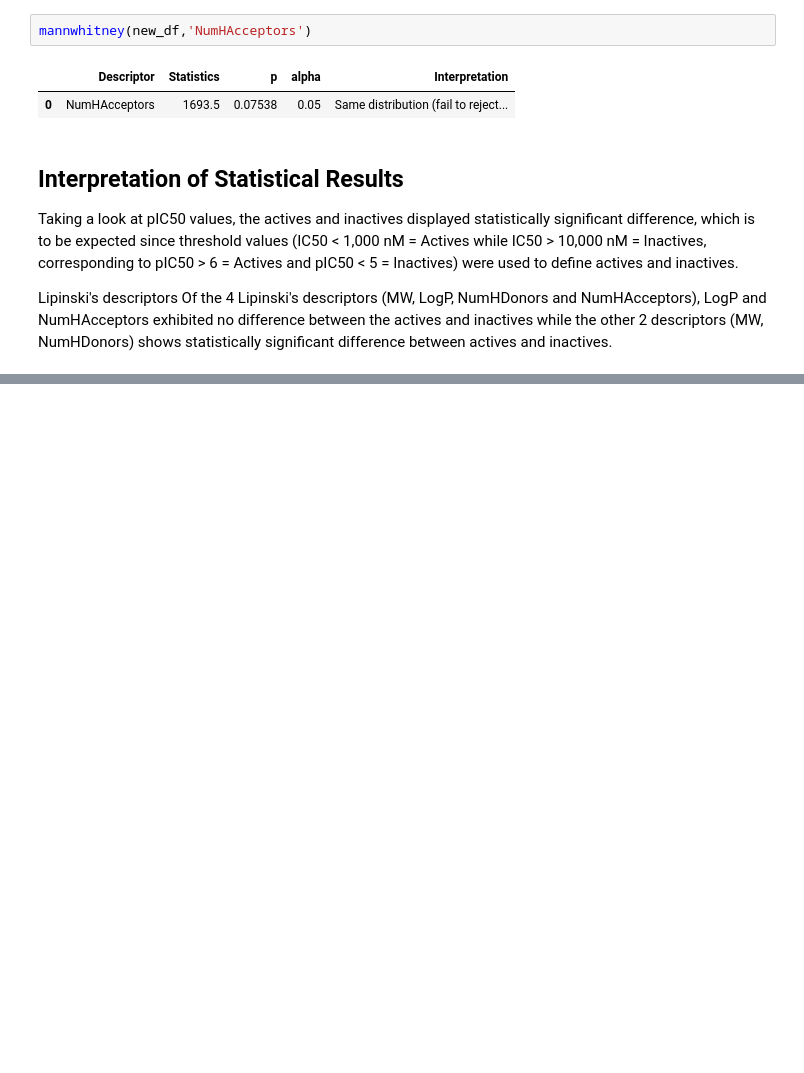
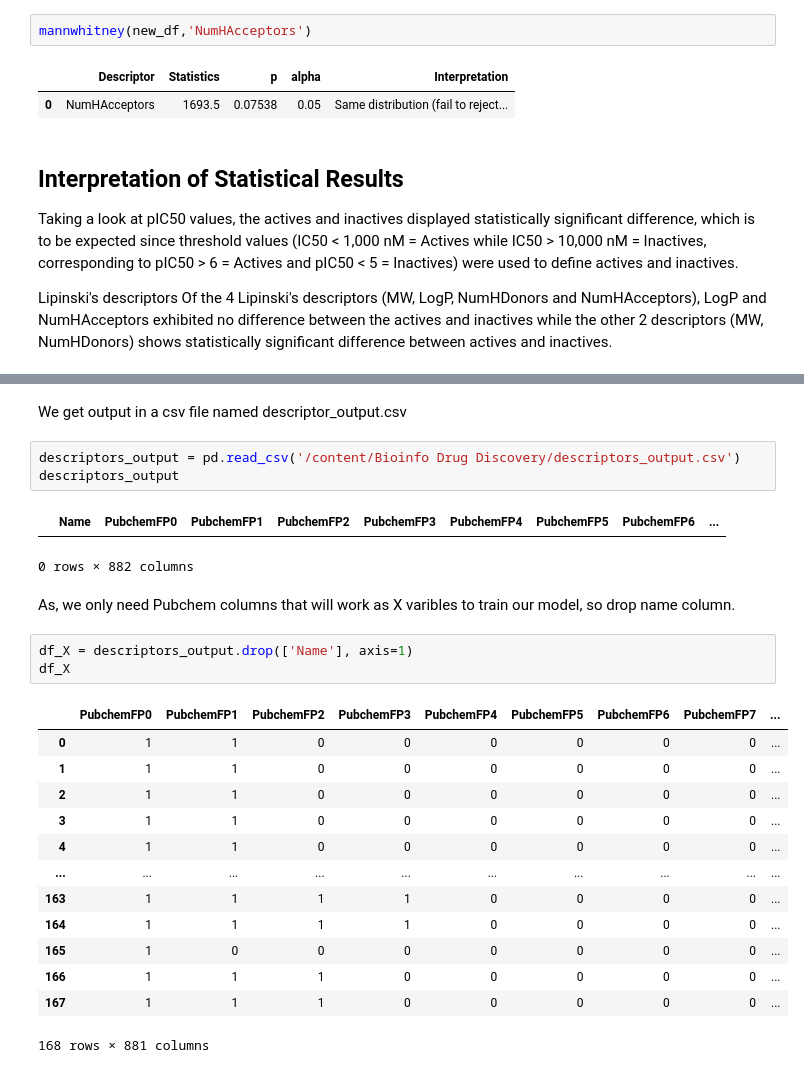
Before and after one commit to dev-saad808/BioInfo-Drug-Discovery, a Jupyter notebook: Drug_Discovery.ipynb, the cells around one changed output, grey strips where cells are left out. Saved outputs shown, nothing was run; the diff lists cells and outputs as text; blank space fills up the shorter version.

Commit message:
Generated X and Y Varibles to train model

```diff
--- a/Drug_Discovery.ipynb
+++ b/Drug_Discovery.ipynb
@@ -642,0 +745,27 @@ Of the 4 Lipinski's descriptors (MW, LogP, NumHDonors and NumHAcceptors), LogP a
+# %% [markdown]
+We get output in a csv file named descriptor_output.csv
+# %%
+descriptors_output = pd.read_csv('/content/Bioinfo Drug Discovery/descriptors_output.csv')
+descriptors_output
+# %% [output]
+|  | Name | PubchemFP0 | PubchemFP1 | PubchemFP2 | PubchemFP3 | PubchemFP4 | PubchemFP5 | PubchemFP6 | ... |
+0 rows × 882 columns
+# %% [markdown]
+As, we only need Pubchem columns that will work as X varibles to train our model, so drop name column.
+# %%
+df_X = descriptors_output.drop(['Name'], axis=1)
+df_X
+# %% [output]
+|  | PubchemFP0 | PubchemFP1 | PubchemFP2 | PubchemFP3 | PubchemFP4 | PubchemFP5 | PubchemFP6 | PubchemFP7 | ... |
+| 0 | 1 | 1 | 0 | 0 | 0 | 0 | 0 | 0 | ... |
+| 1 | 1 | 1 | 0 | 0 | 0 | 0 | 0 | 0 | ... |
+| 2 | 1 | 1 | 0 | 0 | 0 | 0 | 0 | 0 | ... |
+| 3 | 1 | 1 | 0 | 0 | 0 | 0 | 0 | 0 | ... |
+| 4 | 1 | 1 | 0 | 0 | 0 | 0 | 0 | 0 | ... |
+| ... | ... | ... | ... | ... | ... | ... | ... | ... | ... |
+| 163 | 1 | 1 | 1 | 1 | 0 | 0 | 0 | 0 | ... |
+| 164 | 1 | 1 | 1 | 1 | 0 | 0 | 0 | 0 | ... |
+| 165 | 1 | 0 | 0 | 0 | 0 | 0 | 0 | 0 | ... |
+| 166 | 1 | 1 | 1 | 0 | 0 | 0 | 0 | 0 | ... |
+| 167 | 1 | 1 | 1 | 0 | 0 | 0 | 0 | 0 | ... |
+168 rows × 881 columns
```
Also changed, not shown: parts of 23 cells of this notebook.
